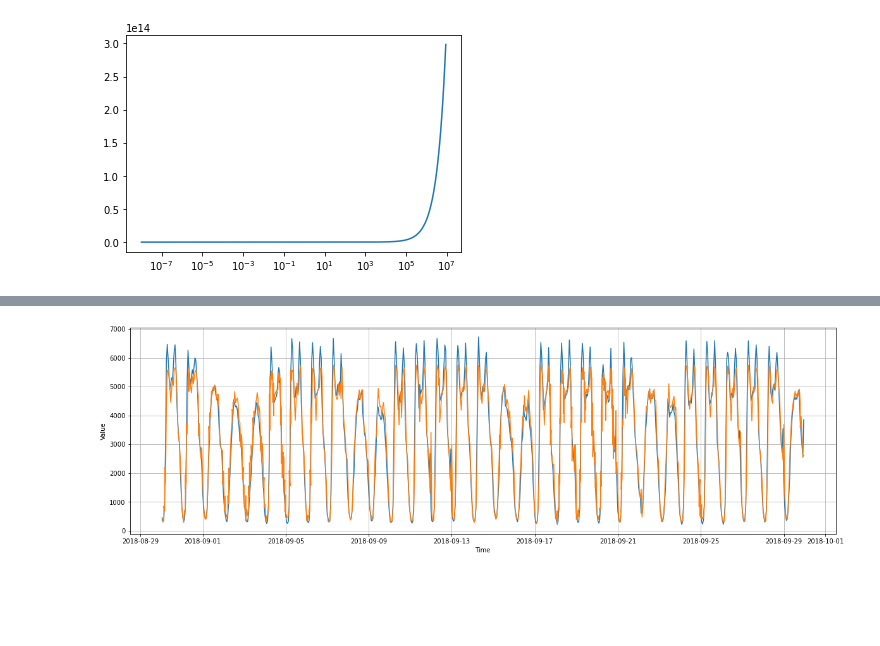
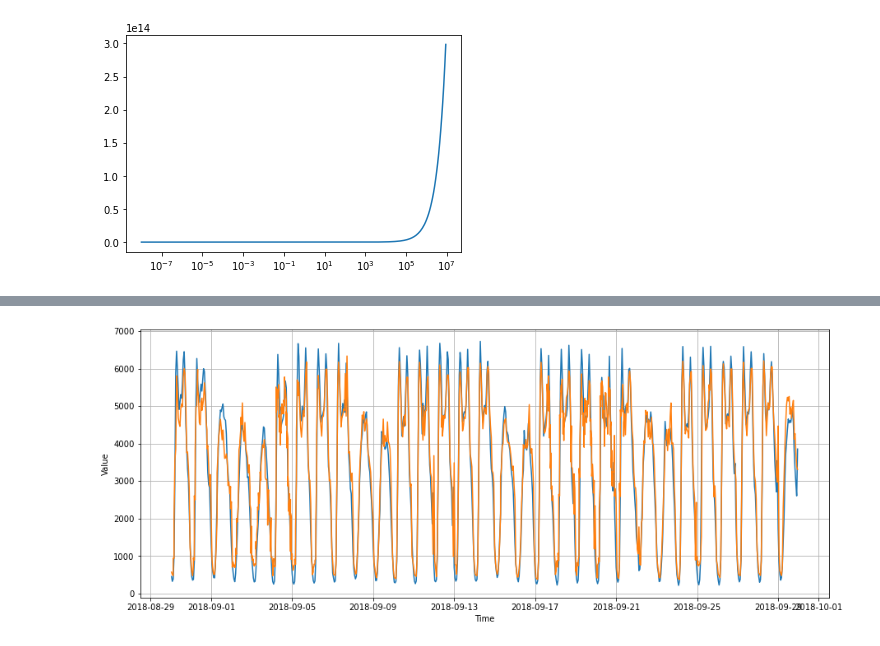
Before and after one commit to amine-akrout/Time-series-forecasting, a Jupyter notebook: Time_series_forecasting_LSTM.ipynb, the cells around one changed output, grey strips where cells are left out. Saved outputs shown, nothing was run; the diff lists cells and outputs as text; code cells hidden in the pictures; blank space fills up the shorter version.

```diff
--- a/Time_series_forecasting_LSTM.ipynb
+++ b/Time_series_forecasting_LSTM.ipynb
@@ -202,14 +204,14 @@ model = tf.keras.models.Sequential([
                            strides=1, padding="causal",
                            activation="relu",
                            input_shape=[None, 1]),
-    #tf.keras.layers.BatchNormalization(),
-    #tf.keras.layers.Bidirectional(tf.keras.layers.LSTM(64, return_sequences=True)),
+    tf.keras.layers.BatchNormalization(),
+    tf.keras.layers.Bidirectional(tf.keras.layers.LSTM(64, return_sequences=True)),
     tf.keras.layers.Bidirectional(tf.keras.layers.LSTM(32, return_sequences=True)),
-    #tf.keras.layers.Dense(30, activation="relu"),
+    tf.keras.layers.Dense(30, activation="relu"),
     tf.keras.layers.Dropout(0.2),
     tf.keras.layers.Dense(5, activation="relu"),
-    tf.keras.layers.Dense(1) #, kernel_regularizer=tf.keras.regularizers.L1(0.001)
-    #tf.keras.layers.Lambda(lambda x: x * 8000)
+    tf.keras.layers.Dense(1, kernel_regularizer=tf.keras.regularizers.L1(0.001)),
+    tf.keras.layers.Lambda(lambda x: x * 8000)
 
 ])
 # %%
@@ -222,6 +224,6 @@ model.compile(loss=tf.keras.losses.Huber(),
               optimizer='adam',
               metrics=["mae"])
 # %%
-history = model.fit(train_set,validation_data=valid_set, epochs=300, callbacks=[es])
+history = model.fit(train_set,validation_data=valid_set, epochs=300, callbacks=[es, rp])
 # %% [output]
 Epoch 1/300
@@ -247,8 +249,8 @@ split_time = 4462
 rnn_forecast = model_forecast(model, series[..., np.newaxis], window_size)
 rnn_forecast = rnn_forecast[split_time - window_size:-1, -1, 0]
 # %%
-plt.figure(figsize=(20, 6))
+plt.figure(figsize=(15, 6))
 plot_series(time_valid, x_valid)
 plot_series(time_valid, rnn_forecast)
 # %% [output]
-[figure, old version]
+[figure, new version]
```
Also changed, not shown: parts of 38 cells of this notebook.
